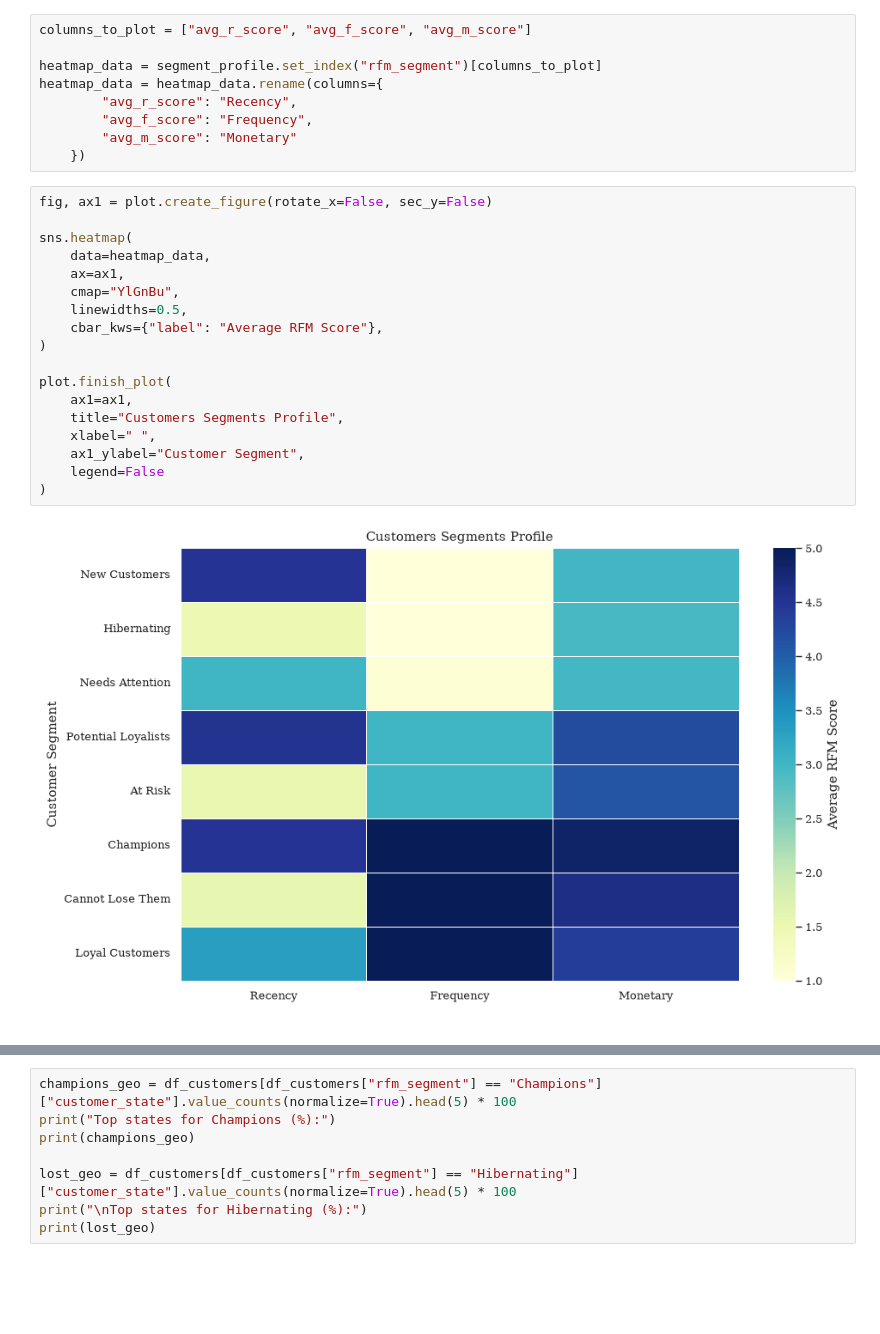
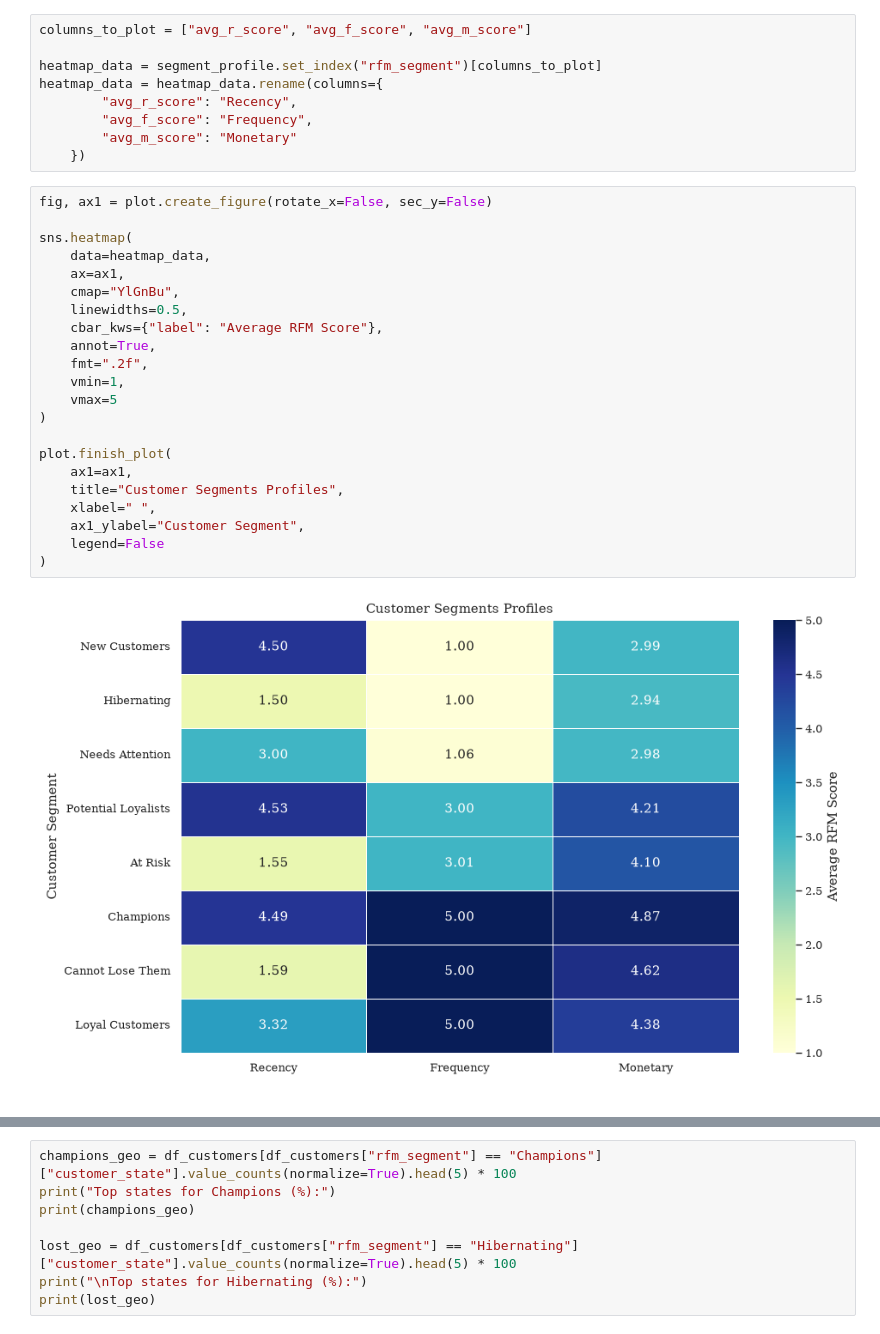
Before and after one commit to MarKotyn/olist-ecommerce-customer-analytics, a Jupyter notebook: python/notebooks/04_rfm_customer_segmentation.ipynb, the cells around one changed output, grey strips where cells are left out. Drawn from its saved outputs; the diff is of its cells as text; blank space fills up the shorter version.

```diff
--- a/python/notebooks/04_rfm_customer_segmentation.ipynb
+++ b/python/notebooks/04_rfm_customer_segmentation.ipynb
@@ -129,23 +129,27 @@ heatmap_data = heatmap_data.rename(columns={
 # %%
 fig, ax1 = plot.create_figure(rotate_x=False, sec_y=False)
 
 sns.heatmap(
     data=heatmap_data,
     ax=ax1,
     cmap="YlGnBu",
     linewidths=0.5,
     cbar_kws={"label": "Average RFM Score"},
+    annot=True,
+    fmt=".2f",
+    vmin=1,
+    vmax=5
 )
 
 plot.finish_plot(
     ax1=ax1,
-    title="Customers Segments Profile",
+    title="Customer Segments Profiles",
     xlabel=" ",
     ax1_ylabel="Customer Segment",
     legend=False
 )
 # %% [output]
-[figure, old version]
+[figure, new version]
 # %%
 fig, ax1 = plot.create_figure(rotate_x=False, sec_y=False)
 
```
Also changed, not shown: parts of 9 cells of this notebook, 6 other files.
